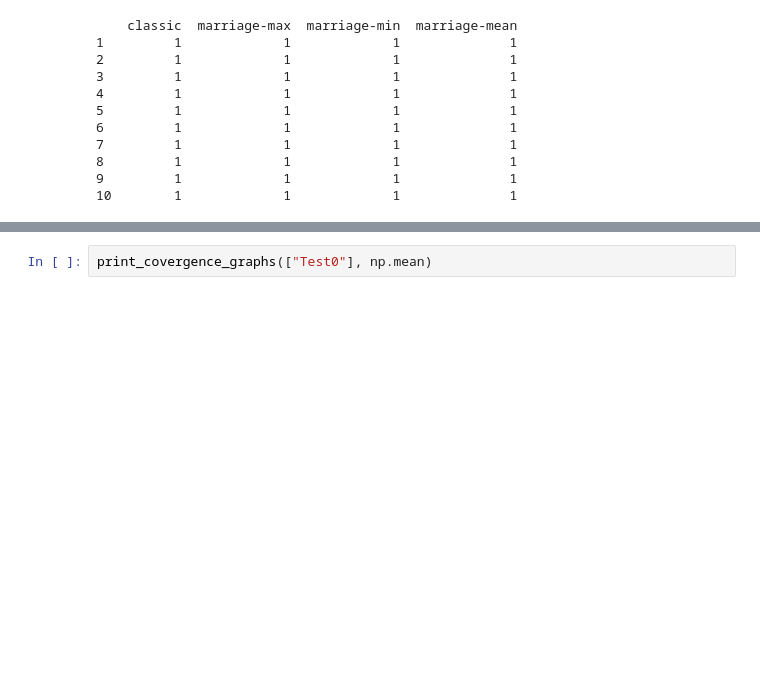
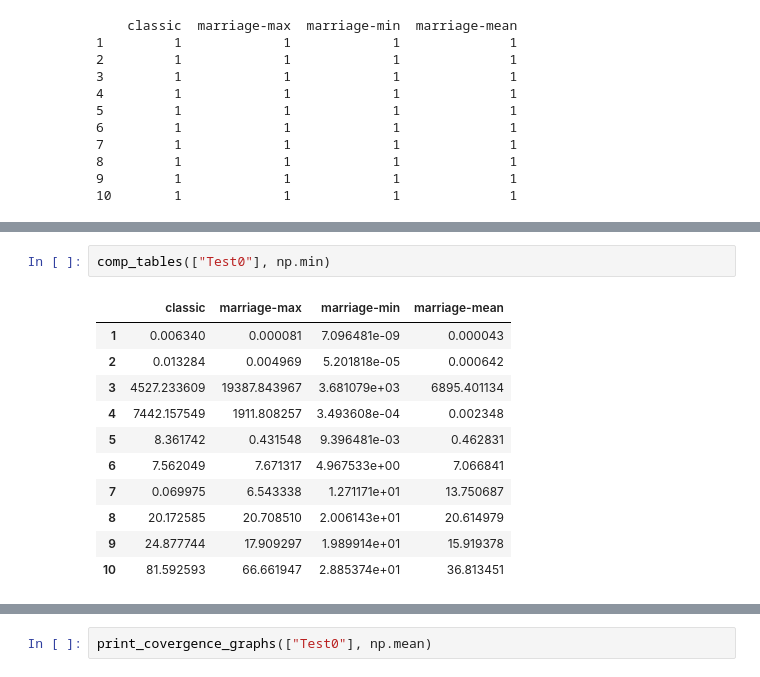
Before and after one commit to maciej3031/evolutionary_algorithm, a Jupyter notebook: Tests_analysis.ipynb, the cells around one changed output, grey strips where cells are left out. Saved outputs shown, nothing was run; the diff lists cells and outputs as text; blank space fills up the shorter version.

```diff
--- a/Tests_analysis.ipynb
+++ b/Tests_analysis.ipynb
@@ -173,0 +162,14 @@ print_trials_vs_function(["Test0"])
+# %%
+comp_tables(["Test0"], np.min)
+# %% [output]
+|  | classic | marriage-max | marriage-min | marriage-mean |
+| 1 | 0.006340 | 0.000081 | 7.096481e-09 | 0.000043 |
+| 2 | 0.013284 | 0.004969 | 5.201818e-05 | 0.000642 |
+| 3 | 4527.233609 | 19387.843967 | 3.681079e+03 | 6895.401134 |
+| 4 | 7442.157549 | 1911.808257 | 3.493608e-04 | 0.002348 |
+| 5 | 8.361742 | 0.431548 | 9.396481e-03 | 0.462831 |
+| 6 | 7.562049 | 7.671317 | 4.967533e+00 | 7.066841 |
+| 7 | 0.069975 | 6.543338 | 1.271171e+01 | 13.750687 |
+| 8 | 20.172585 | 20.708510 | 2.006143e+01 | 20.614979 |
+| 9 | 24.877744 | 17.909297 | 1.989914e+01 | 15.919378 |
+| 10 | 81.592593 | 66.661947 | 2.885374e+01 | 36.813451 |
```
Also changed, not shown: parts of 9 cells of this notebook.
